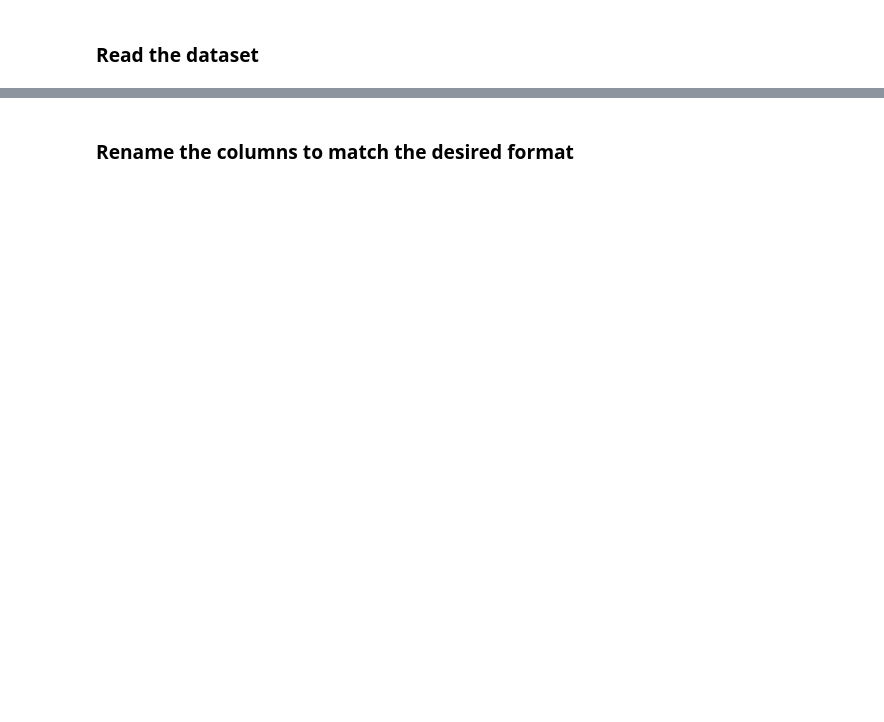
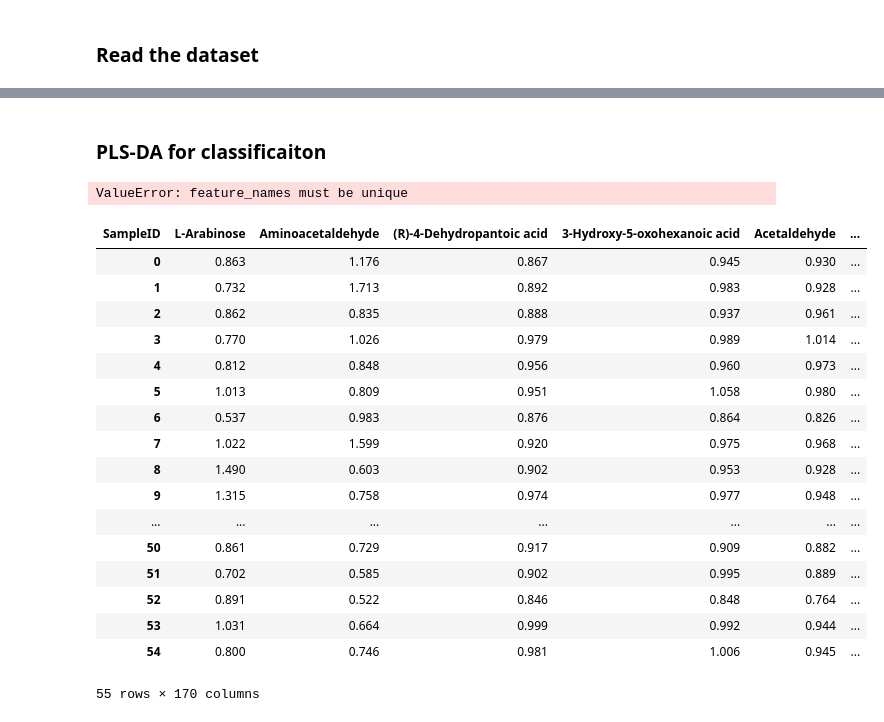
Before and after one commit to jamesleocodes/Diabetic_Retinopathy_ML, a Jupyter notebook: dR_ML.ipynb, the cells around one changed output, grey strips where cells are left out. Drawn from its saved outputs; the diff is of its cells as text; code cells hidden in the pictures; blank space fills up the shorter version.

```diff
--- a/dR_ML.ipynb
+++ b/dR_ML.ipynb
@@ -83,0 +128,9 @@ len(df)
+# %%
+#Rename the 'Compound' column to 'SampleID'
+df = df.rename_axis('SampleID', axis='columns')
+# %%
+# add class column for classification
+df['Class'] = df.index.map(lambda x: 'DR' if x.startswith('DR') else 'No DR')
+# %%
+# Rseset index
+df.reset_index(drop=True, inplace=True)
@@ -83,0 +154,3 @@ len(df)
+# %%
+x = df.iloc[:, :170]
+y = df.iloc[:,-1]
@@ -139,2 +180,0 @@ df_transposed = pd.DataFrame(columns=['Sample ID'] + list(df['Compound.1']))
-# %% [markdown]
-### Rename the columns to match the desired format
@@ -142,0 +181,37 @@ column_names =
+# %% [markdown]
+### PLS-DA for classificaiton
+# %%
+model = xgb.XGBClassifier(use_label_encoder=False, eval_metric="logloss")
+
+# Set up StratifiedKFold cross-validation
+cv = StratifiedKFold(n_splits=5, shuffle=True, random_state=42)
+
+# Perform permutation test
+score, permutation_scores, pvalue = permutation_test_score(
+    model, x, y, scoring="accuracy", cv=cv, n_permutations=1000, n_jobs=1)
+
+print(f"Model score: {score:.2f}")
+print(f"Permutation test p-value: {pvalue:.4f}")
+# %% [output]
+ValueError: feature_names must be unique
+# %%
+x
+# %% [output]
+| SampleID | L-Arabinose | Aminoacetaldehyde | (R)-4-Dehydropantoic acid | 3-Hydroxy-5-oxohexanoic acid | Acetaldehyde | ... |
+| 0 | 0.863 | 1.176 | 0.867 | 0.945 | 0.930 | ... |
+| 1 | 0.732 | 1.713 | 0.892 | 0.983 | 0.928 | ... |
+| 2 | 0.862 | 0.835 | 0.888 | 0.937 | 0.961 | ... |
+| 3 | 0.770 | 1.026 | 0.979 | 0.989 | 1.014 | ... |
+| 4 | 0.812 | 0.848 | 0.956 | 0.960 | 0.973 | ... |
+| 5 | 1.013 | 0.809 | 0.951 | 1.058 | 0.980 | ... |
+| 6 | 0.537 | 0.983 | 0.876 | 0.864 | 0.826 | ... |
+| 7 | 1.022 | 1.599 | 0.920 | 0.975 | 0.968 | ... |
+| 8 | 1.490 | 0.603 | 0.902 | 0.953 | 0.928 | ... |
+| 9 | 1.315 | 0.758 | 0.974 | 0.977 | 0.948 | ... |
+| ... | ... | ... | ... | ... | ... | ... |
+| 50 | 0.861 | 0.729 | 0.917 | 0.909 | 0.882 | ... |
+| 51 | 0.702 | 0.585 | 0.902 | 0.995 | 0.889 | ... |
+| 52 | 0.891 | 0.522 | 0.846 | 0.848 | 0.764 | ... |
+| 53 | 1.031 | 0.664 | 0.999 | 0.992 | 0.944 | ... |
+| 54 | 0.800 | 0.746 | 0.981 | 1.006 | 0.945 | ... |
+55 rows × 170 columns
```
Also changed, not shown: parts of 30 cells of this notebook.
